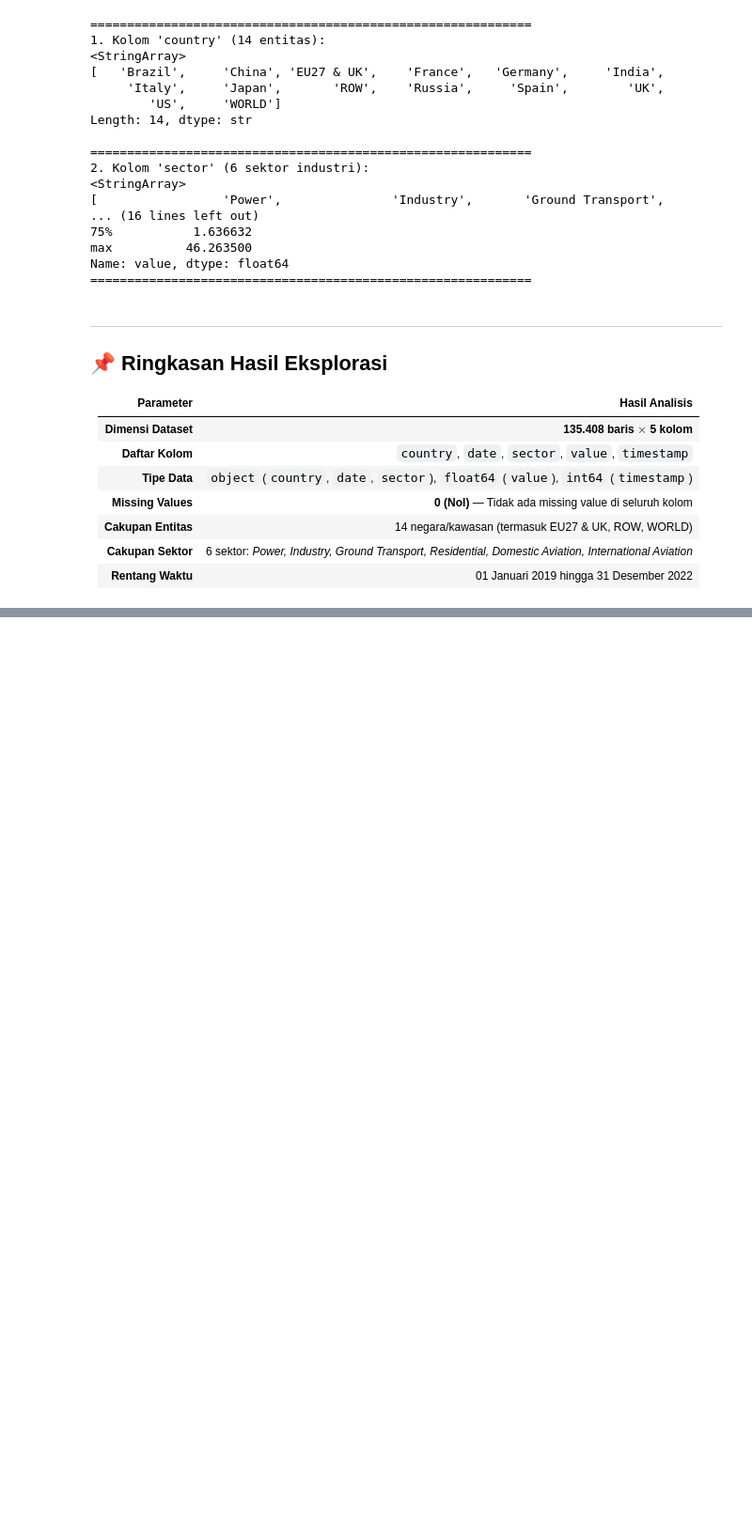
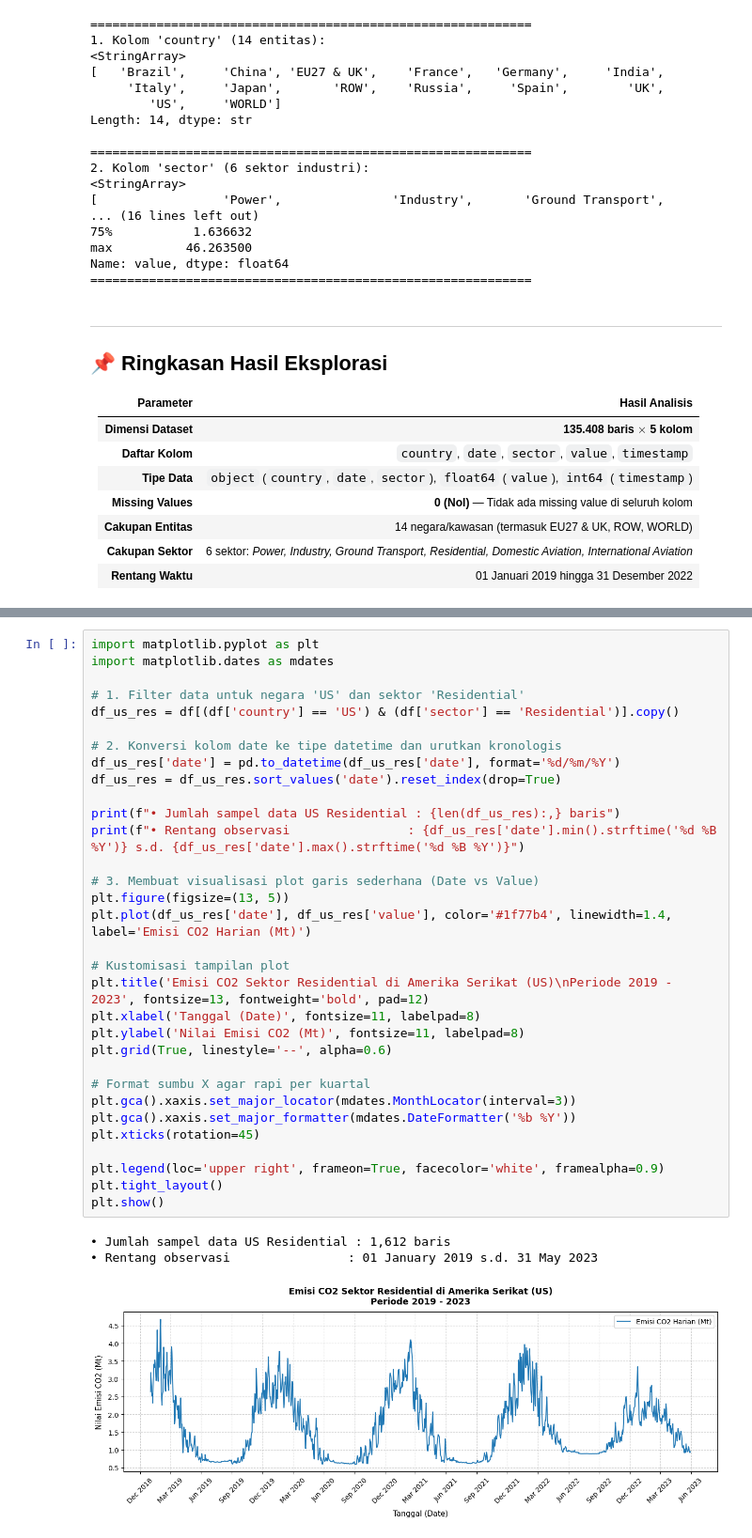
Before and after one commit to GradianW/Image-Segmentation-with-Deep-Gaussian-Process, a Jupyter notebook: 04_dokumen_ta/Dokumen bimbingan/Bimbingan 06/CO2.ipynb, the cells around one changed output, grey strips where cells are left out. Shown at 94% size. Saved outputs shown, nothing was run; the diff lists cells and outputs as text; blank space fills up the shorter version.

```diff
--- a/04_dokumen_ta/Dokumen bimbingan/Bimbingan 06/CO2.ipynb
+++ b/04_dokumen_ta/Dokumen bimbingan/Bimbingan 06/CO2.ipynb
@@ -183,0 +193,36 @@ Name: value, dtype: float64
+# %%
+import matplotlib.pyplot as plt
+import matplotlib.dates as mdates
+
+# 1. Filter data untuk negara 'US' dan sektor 'Residential'
+df_us_res = df[(df['country'] == 'US') & (df['sector'] == 'Residential')].copy()
+
+# 2. Konversi kolom date ke tipe datetime dan urutkan kronologis
+df_us_res['date'] = pd.to_datetime(df_us_res['date'], format='%d/%m/%Y')
+df_us_res = df_us_res.sort_values('date').reset_index(drop=True)
+
+print(f"• Jumlah sampel data US Residential : {len(df_us_res):,} baris")
+print(f"• Rentang observasi                : {df_us_res['date'].min().strftime('%d %B %Y')} s.d. {df_us_res['date'].max().strftime('%d %B %Y')}")
+
+# 3. Membuat visualisasi plot garis sederhana (Date vs Value)
+plt.figure(figsize=(13, 5))
+plt.plot(df_us_res['date'], df_us_res['value'], color='#1f77b4', linewidth=1.4, label='Emisi CO2 Harian (Mt)')
+
+# Kustomisasi tampilan plot
+plt.title('Emisi CO2 Sektor Residential di Amerika Serikat (US)\nPeriode 2019 - 2023', fontsize=13, fontweight='bold', pad=12)
+plt.xlabel('Tanggal (Date)', fontsize=11, labelpad=8)
+plt.ylabel('Nilai Emisi CO2 (Mt)', fontsize=11, labelpad=8)
+plt.grid(True, linestyle='--', alpha=0.6)
+
+# Format sumbu X agar rapi per kuartal
+plt.gca().xaxis.set_major_locator(mdates.MonthLocator(interval=3))
+plt.gca().xaxis.set_major_formatter(mdates.DateFormatter('%b %Y'))
+plt.xticks(rotation=45)
+
+plt.legend(loc='upper right', frameon=True, facecolor='white', framealpha=0.9)
+plt.tight_layout()
+plt.show()
+# %% [output]
+• Jumlah sampel data US Residential : 1,612 baris
+• Rentang observasi                : 01 January 2019 s.d. 31 May 2023
+[figure, added]
```
Also changed, not shown: parts of 6 cells of this notebook, 3 other files.
